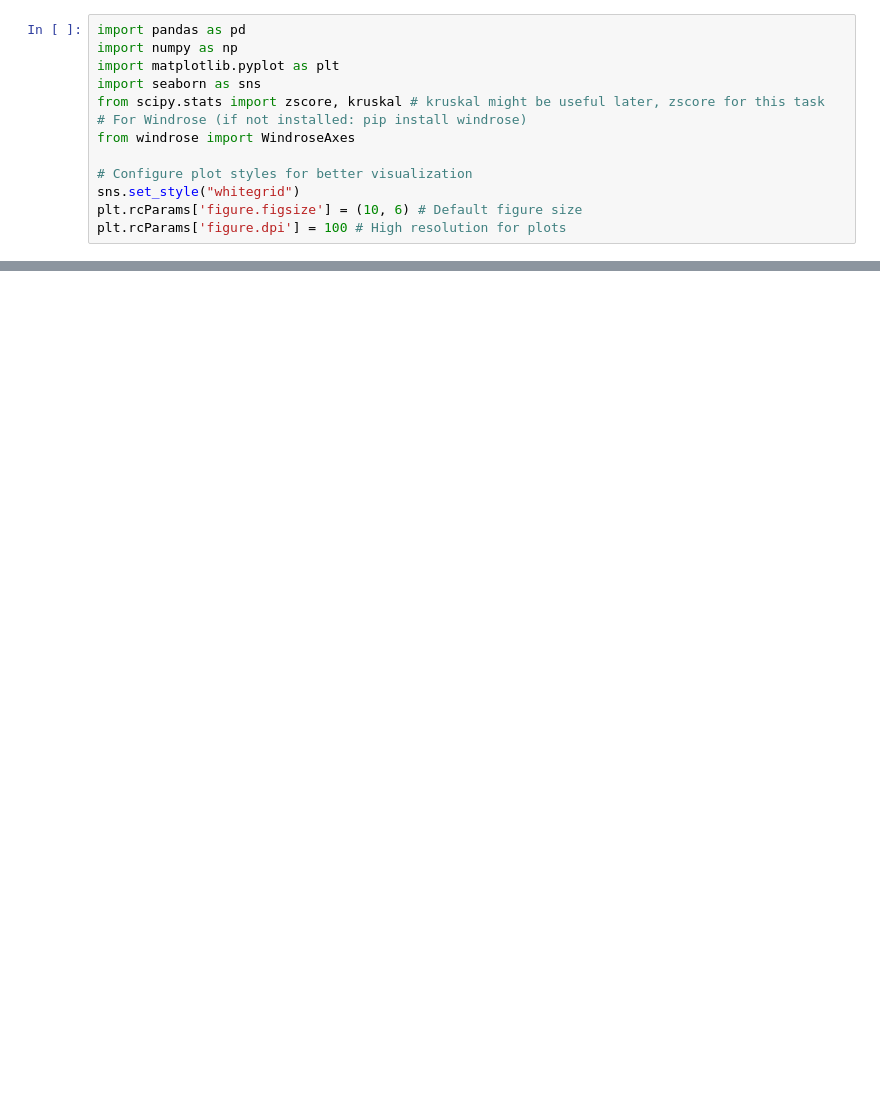
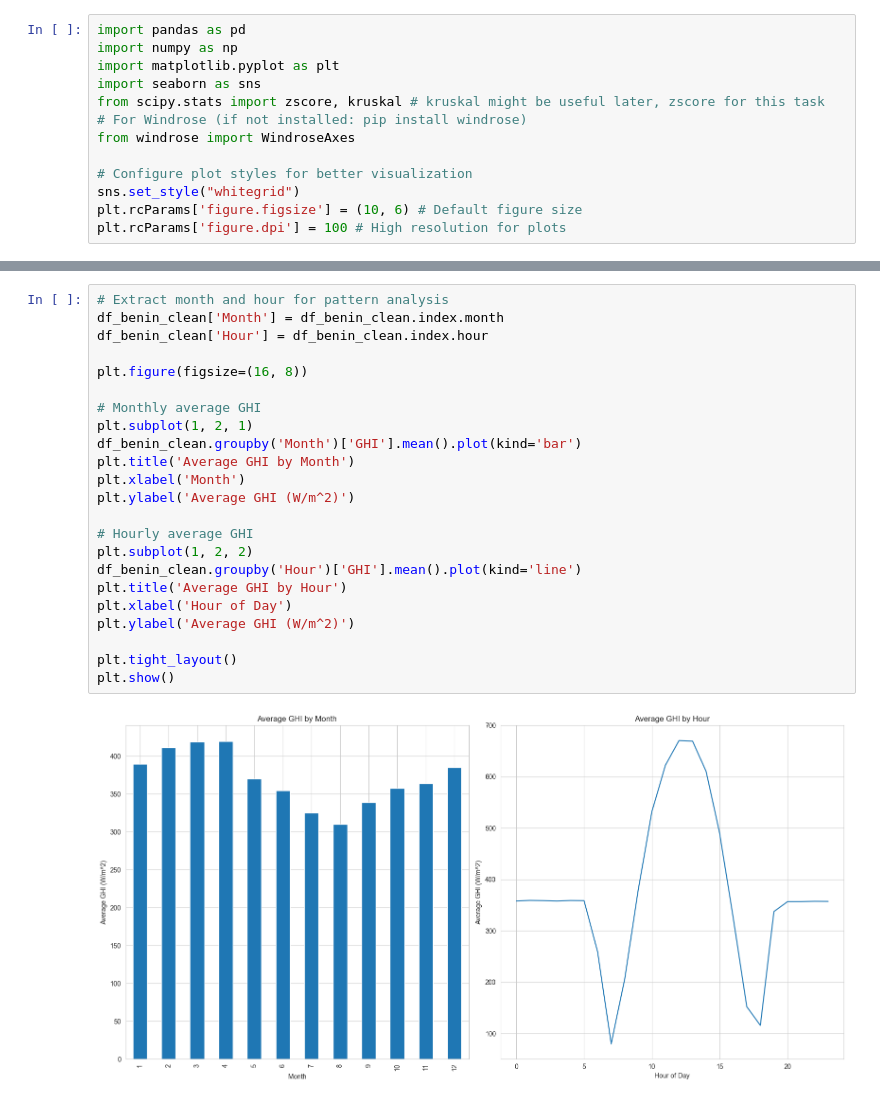
Before and after one commit to adem-mekonnen/Ai10academy, a Jupyter notebook: notebooks/sierra_leone_eda.ipynb, the cells around one changed output, grey strips where cells are left out. Cells and saved outputs as stored; diff of their text form; blank space fills up the shorter version.

```diff
--- a/notebooks/sierra_leone_eda.ipynb
+++ b/notebooks/sierra_leone_eda.ipynb
@@ -24,0 +264,25 @@ FileNotFoundError: [Errno 2] No such file or directory: '../data/sierra_leone.cs
+# %%
+# Extract month and hour for pattern analysis
+df_benin_clean['Month'] = df_benin_clean.index.month
+df_benin_clean['Hour'] = df_benin_clean.index.hour
+
+plt.figure(figsize=(16, 8))
+
+# Monthly average GHI
+plt.subplot(1, 2, 1)
+df_benin_clean.groupby('Month')['GHI'].mean().plot(kind='bar')
+plt.title('Average GHI by Month')
+plt.xlabel('Month')
+plt.ylabel('Average GHI (W/m^2)')
+
+# Hourly average GHI
+plt.subplot(1, 2, 2)
+df_benin_clean.groupby('Hour')['GHI'].mean().plot(kind='line')
+plt.title('Average GHI by Hour')
+plt.xlabel('Hour of Day')
+plt.ylabel('Average GHI (W/m^2)')
+
+plt.tight_layout()
+plt.show()
+# %% [output]
+[figure, added]
```
Also changed, not shown: parts of 14 cells of this notebook, 10 other files.
